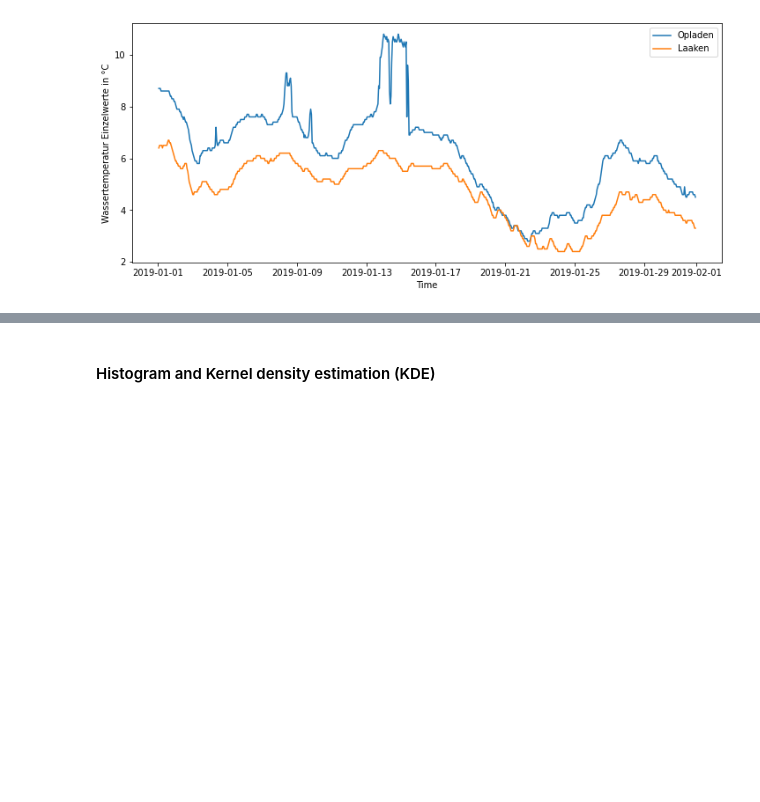
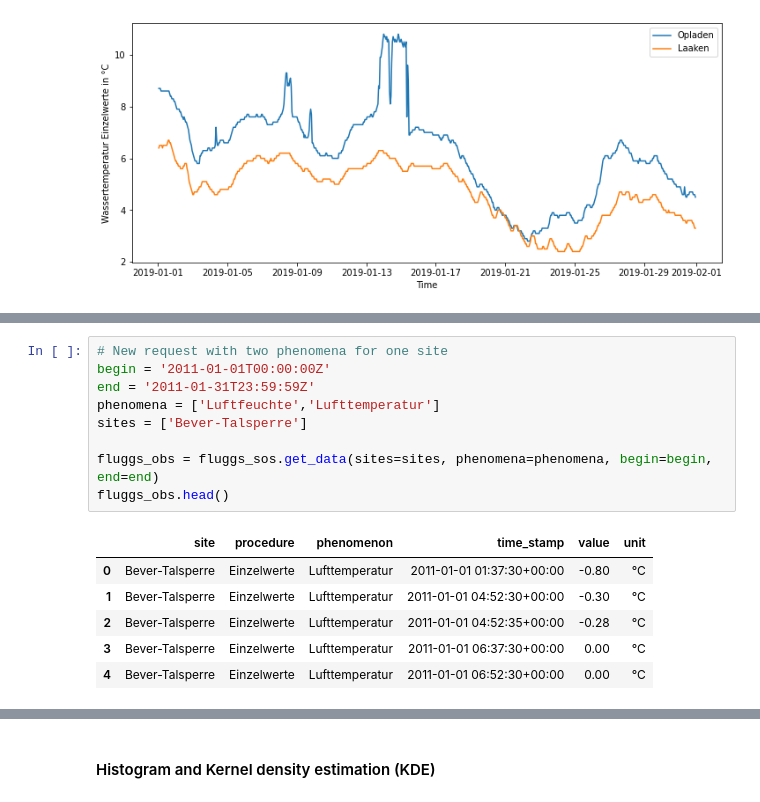
Before and after one commit to 52North/sos4py, a Jupyter notebook: examples/demo_data_access_plotting.ipynb, the cells around one changed output, grey strips where cells are left out. Drawn from its saved outputs; the diff is of its cells as text; blank space fills up the shorter version.

```diff
--- a/examples/demo_data_access_plotting.ipynb
+++ b/examples/demo_data_access_plotting.ipynb
@@ -310,0 +336,16 @@ plt.show()
+# %%
+# New request with two phenomena for one site
+begin = '2011-01-01T00:00:00Z'
+end = '2011-01-31T23:59:59Z'
+phenomena = ['Luftfeuchte','Lufttemperatur']
+sites = ['Bever-Talsperre']
+
+fluggs_obs = fluggs_sos.get_data(sites=sites, phenomena=phenomena, begin=begin, end=end)
+fluggs_obs.head()
+# %% [output]
+|  | site | procedure | phenomenon | time_stamp | value | unit |
+| 0 | Bever-Talsperre | Einzelwerte | Lufttemperatur | 2011-01-01 01:37:30+00:00 | -0.80 | °C |
+| 1 | Bever-Talsperre | Einzelwerte | Lufttemperatur | 2011-01-01 04:52:30+00:00 | -0.30 | °C |
+| 2 | Bever-Talsperre | Einzelwerte | Lufttemperatur | 2011-01-01 04:52:35+00:00 | -0.28 | °C |
+| 3 | Bever-Talsperre | Einzelwerte | Lufttemperatur | 2011-01-01 06:37:30+00:00 | 0.00 | °C |
+| 4 | Bever-Talsperre | Einzelwerte | Lufttemperatur | 2011-01-01 06:52:30+00:00 | 0.00 | °C |
```
Also changed, not shown: parts of 11 cells of this notebook.
